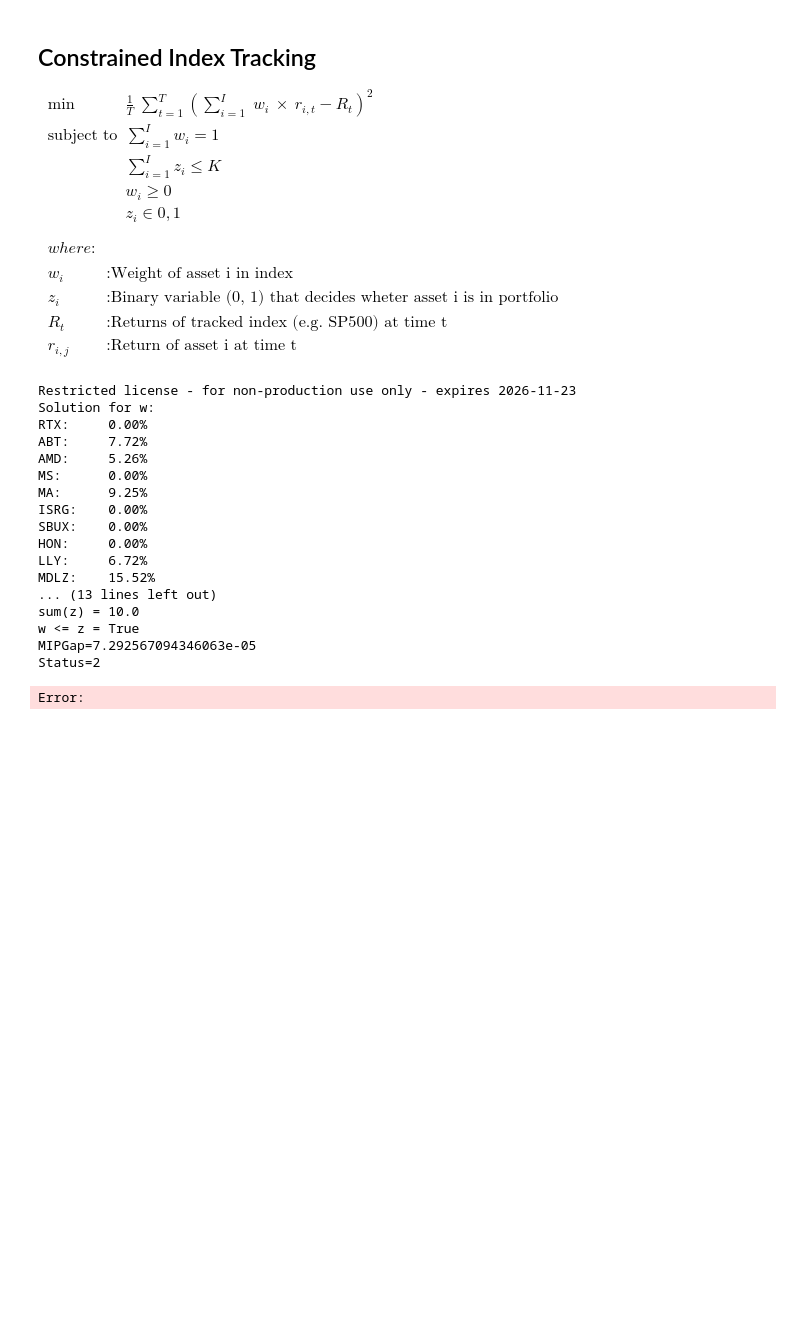
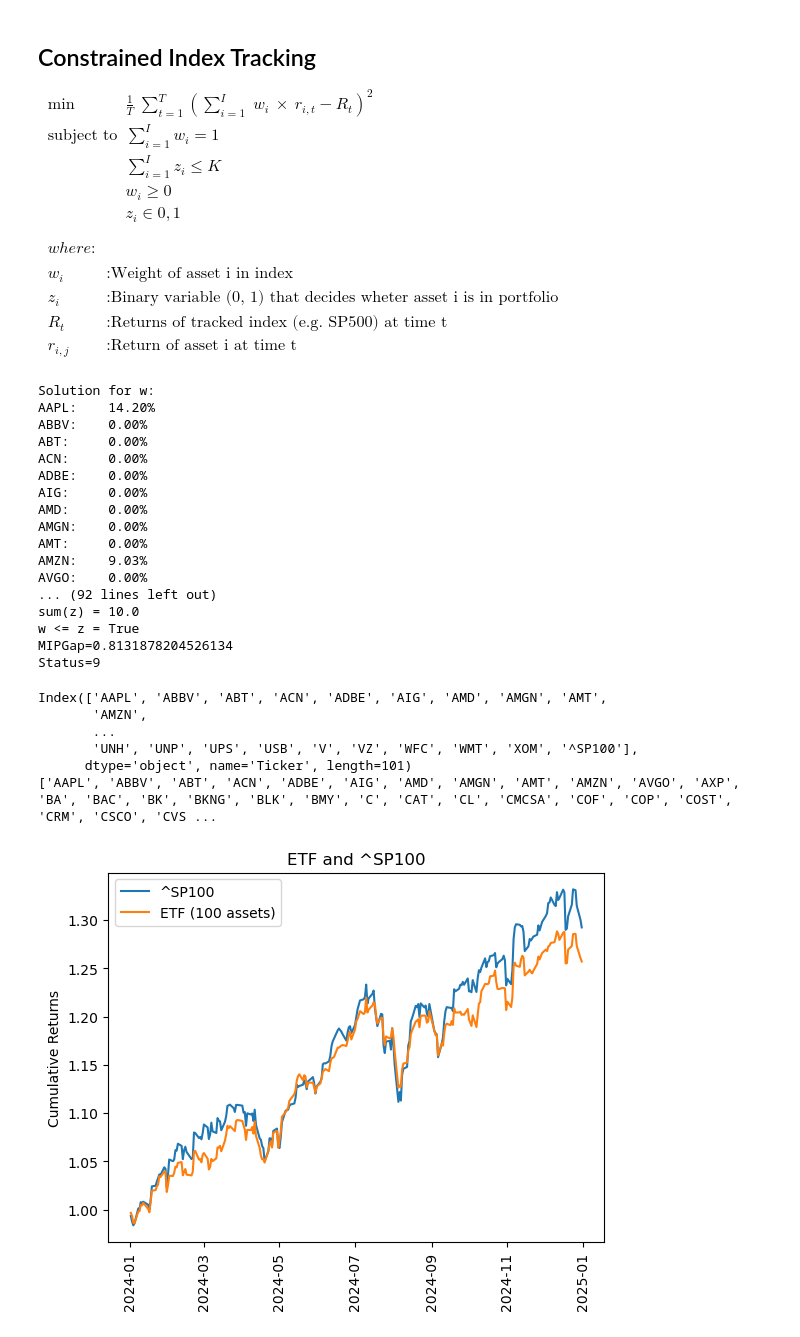
Before and after one commit to joaova/bootcamp-ds-4ed, a Jupyter notebook: index_tracking.ipynb, the cells around one changed output. Drawn from its saved outputs; the diff is of its cells as text; code cells hidden in the pictures; blank space fills up the shorter version.

```diff
--- a/index_tracking.ipynb
+++ b/index_tracking.ipynb
@@ -45,7 +46,7 @@ Fetching SP100 components
 from utils.data_clean import clean_data
 
 THRESH_VALID_DATA = 0.95 # defines where to cut stocks with missing data
-PERC_SIZE_TRAIN = 0.75   # defines the size of train dataset (in %)
+PERC_SIZE_TRAIN = 0.80   # defines the size of train dataset (in %)
 
 df_ret, df_train, df_test  = clean_data(
     df_prices,
@@ -129,21 +127,21 @@ m = gp.Model('gurobi_index_tracking')
 # PARAMETERS
 max_assets = 10
 # w_i: the i_th stock gets a weight w_i
-w = pd.Series(m.addVars(sampled_tickers,
+w = pd.Series(m.addVars(tickers,
                          lb = 0,
                          ub = 1,
                          vtype = gp.GRB.CONTINUOUS),
-               index=sampled_tickers)
+               index=tickers)
 # [NEW] z_i: the i_th stock gets a binary z_i
-z = pd.Series(m.addVars(sampled_tickers,
+z = pd.Series(m.addVars(tickers,
                         vtype = gp.GRB.BINARY),
-                index=sampled_tickers)
+                index=tickers)
 
 # CONSTRAINTS
 # sum(w_i) = 1: portfolio budget constrain (long only)
 m.addConstr(w.sum() == 1, 'port_budget')
 # [NEW]  w_i <= z_i: restrictions of values of w_i so take it chose particular tickers
-for i_ticker in sampled_tickers:
+for i_ticker in tickers:
     m.addConstr(w[i_ticker] <= z[i_ticker],
                 f'dummy_restriction_{i_ticker}')
 # [NEW] sum(z_i) <= max_assets: number of assets constraint
@@ -161,13 +159,13 @@ m.setObjective(
 
 # Optimize model
 m.setParam('OutputFlag', 0)
-m.setParam('TimeLimit', 60*5) # in secs
+m.setParam('TimeLimit', 10) # in secs
 #m.setParam('MIPGap', 0.05) # in secs
 m.optimize()
 
 params = [i.X for i in m.getVars()]
 
-n_assets = len(sampled_tickers)
+n_assets = len(tickers)
 w_hat = params[0:n_assets]
 z_hat = params[n_assets:]
 MIPGap = m.getAttr('MIPGap')
@@ -175,7 +173,7 @@ status = m.getAttr("Status")
 
 print(f"Solution for w:")
 
-for i, i_ticker in enumerate(sampled_tickers):
+for i, i_ticker in enumerate(tickers):
     print(f"{i_ticker}:\t {w_hat[i]*100:.2f}%")
 
 # check constraints
@@ -186,54 +184,60 @@ print(f"w <= z = {w_hat <= z_hat}")
 print(f"MIPGap={MIPGap}")
 print(f"Status={status}")
 # %% [output]
-Restricted license - for non-production use only - expires 2026-11-23
 Solution for w:
-RTX:     0.00%
-ABT:     7.72%
-AMD:     5.26%
-MS:      0.00%
-MA:      9.25%
-ISRG:    0.00%
-SBUX:    0.00%
-HON:     0.00%
-LLY:     6.72%
-MDLZ:    15.52%
-... (13 lines left out)
+AAPL:    14.20%
+ABBV:    0.00%
+ABT:     0.00%
+ACN:     0.00%
+ADBE:    0.00%
+AIG:     0.00%
+AMD:     0.00%
+AMGN:    0.00%
+AMT:     0.00%
+AMZN:    9.03%
+AVGO:    0.00%
+... (92 lines left out)
 sum(z) = 10.0
 w <= z = True
-MIPGap=7.292567094346063e-05
-Status=2
+MIPGap=0.8131878204526134
+Status=9
 # %%
 # check out of sample plot
 import matplotlib.pyplot as plt
 
 df_test = df_test
 
 print(df_test.columns)
-print(sampled_tickers)
+print(tickers)
 df_test_mkt = df_test[mkt_index]
 
-r_hat = df_test[sampled_tickers].dot(w_hat)
+r_hat = df_test[tickers].dot(w_hat)
 
 cumret_r = np.cumprod(1+ r_hat)
 cumret_mkt = np.cumprod(1+ df_test_mkt)
 
 fig, ax = plt.subplots()
 ax.plot(cumret_mkt.index,
         cumret_mkt,
        label = mkt_index)
 
 ax.plot(cumret_r.index,
         cumret_r,
        label = f"ETF ({n_assets} assets)")
 
 ax.legend()
 ax.set_title(f'ETF and {mkt_index}')
 ax.set_xlabel('')
 ax.set_ylabel('Cumulative Returns')
 
 plt.xticks(rotation = 90)
 
 plt.show()
 # %% [output]
-Error:
+Index(['AAPL', 'ABBV', 'ABT', 'ACN', 'ADBE', 'AIG', 'AMD', 'AMGN', 'AMT',
+       'AMZN',
+       ...
+       'UNH', 'UNP', 'UPS', 'USB', 'V', 'VZ', 'WFC', 'WMT', 'XOM', '^SP100'],
+      dtype='object', name='Ticker', length=101)
+['AAPL', 'ABBV', 'ABT', 'ACN', 'ADBE', 'AIG', 'AMD', 'AMGN', 'AMT', 'AMZN', 'AVGO', 'AXP', 'BA', 'BAC', 'BK', 'BKNG', 'BLK', 'BMY', 'C', 'CAT', 'CL', 'CMCSA', 'COF', 'COP', 'COST', 'CRM', 'CSCO', 'CVS ...
+[figure, added]
```
Also changed, not shown: parts of 2 cells of this notebook.
